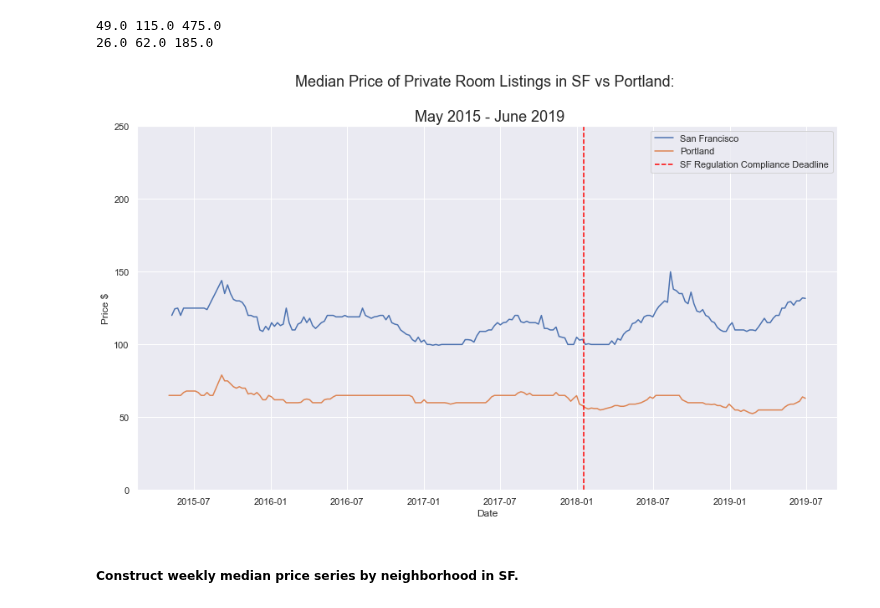
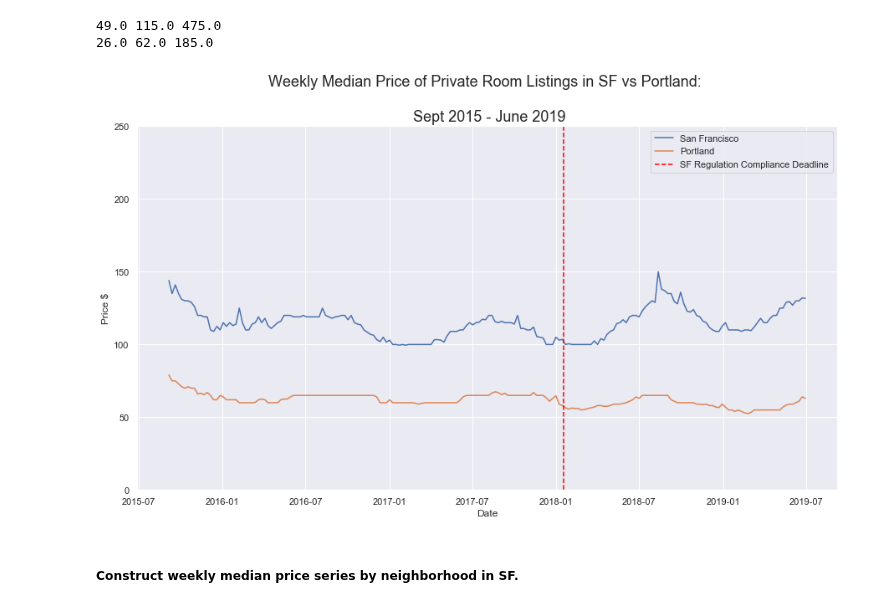
Before and after one commit to karensheng/Airbnb_Regulation, a Jupyter notebook: notebooks/Construct Time Series .ipynb, the cells around one changed output. Saved outputs shown, nothing was run; the diff lists cells and outputs as text; code cells hidden in the pictures.

```diff
--- a/notebooks/Construct Time Series .ipynb
+++ b/notebooks/Construct Time Series .ipynb
@@ -171,7 +170,7 @@ def weekly_demand(city,ls_id):
     reviews_tab = reviews.resample('W').size().reset_index(name=f"{city}_counts")
     reviews_tab = reviews_tab.set_index(pd.DatetimeIndex(reviews_tab['date']))
 
-    reviews_tab_post2015 = reviews_tab['2015-05-01':]
+    reviews_tab_post2015 = reviews_tab['2015-09-01':]
 
     return reviews_tab_post2015, demand_id
 # %%
@@ -408,7 +407,7 @@ median_price_portland,  PR_p_portland = weighted_price("Portland",  ls_short_ava
 comp_median_price = median_price_portland.merge(median_price_sf, on = 'date', how = 'outer')
 
 comp_median_price = comp_median_price.set_index(pd.DatetimeIndex(comp_median_price['date']))
-comp_median_price = comp_median_price['2015-05-01':]
+comp_median_price = comp_median_price['2015-09-01':]
 comp_median_price = comp_median_price[:'2019-06-30']
 
 comp_median_price.to_csv("../data/median_comp_price.csv")
@@ -418,36 +417,36 @@ comp_median_price.to_csv("../data/median_comp_price.csv")
 # %%
 def chart_prices3(df):
 
 
-    xlinspace = pd.date_range('2015-05-01', periods= df.shape[0], freq='W')
+    xlinspace = pd.date_range('2015-09-01', periods= df.shape[0], freq='W')
 
     fig, ax = plt.subplots(1,figsize = (15,8))
 
     sns.lineplot(x= 'date', y='SF_median_price', data = df, label = "San Francisco")
     sns.lineplot(x= 'date', y='Portland_median_price', data = df, label = "Portland")
 
     # Deadline of compliance with regulation in SF
 
     plt.axvline(x= datetime.date(2018,1,16), color = 'red', linestyle='--',label='SF Regulation Compliance Deadline')
 
 
     ax.set_ylim(0,250)
     plt.xlabel("Date")
     plt.ylabel("Price $")
-    plt.title("Median Price of Private Room Listings in SF vs Portland: \n \n May 2015 - June 2019", fontsize = 18)
+    plt.title("Weekly Median Price of Private Room Listings in SF vs Portland: \n \n Sept 2015 - June 2019", fontsize = 18)
     plt.legend()
 
     xfmt = mdates.DateFormatter('%m-%d-%y')
 
     plt.savefig('../images/weekly_median_price_comp.png')
 
     plt.show();
 
 
 
 chart_prices3(comp_median_price)
 # %% [output]
-[figure, old version]
+[figure, new version]
 # %% [markdown]
 ##### Construct weekly median price series by neighborhood in SF.
 # %%
```
Also changed, not shown: parts of 16 cells of this notebook.
